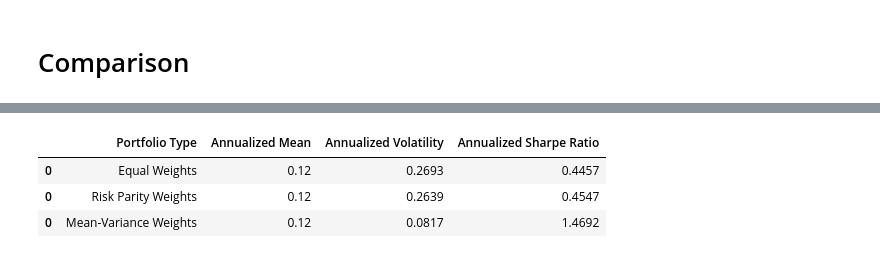
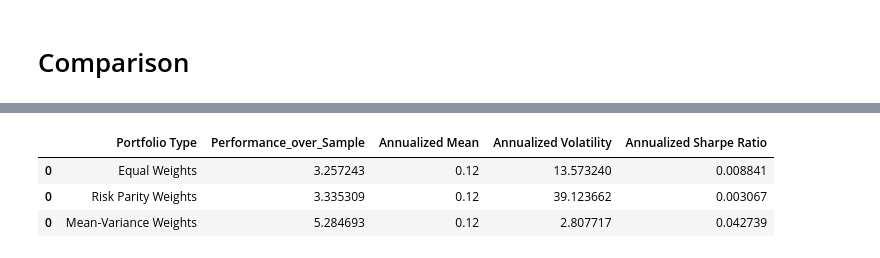
Before and after one commit to skajiyam/FINM-36700-Portfolio-and-Risk-Management, a Jupyter notebook: Harvard’s Endowment/3 Allocations.ipynb, the cells around one changed output, grey strips where cells are left out. Cells and saved outputs as stored; diff of their text form; code cells hidden in the pictures.

```diff
--- a/Harvard’s Endowment/3 Allocations.ipynb
+++ b/Harvard’s Endowment/3 Allocations.ipynb
@@ -61,0 +43,3 @@ weights_scaled = weights_scaled.round(4)
+# %%
+unscaled_portfolio_mean_returns = (excess_returns_df.mean() @ weights)
+unscaled_portfolio_mean_returns
@@ -61,0 +51,2 @@ weights_scaled = weights_scaled.round(4)
+# %%
+scaled_weights = weights * 0.01/unscaled_portfolio_mean_returns
@@ -62,17 +71,38 @@ weights_scaled = weights_scaled.round(4)
+# %%
+def performance_statistics(excess_returns: pd.DataFrame, weights: pd.Series, label: str):
+    """
+    Calculate performance of portfolios
+    """
+    portfolio_performance = ((excess_returns * weights[label]).sum(axis = 1) + 1).prod()
+
+    monthly_mean = excess_returns.mean() @ weights[label]
+    monthly_vol = weights[label] @ excess_returns.corr() @ weights[label]
+    annualized_mean = monthly_mean * 12
+    annualized_vol = monthly_vol * np.sqrt(12)
+    annualized_sharpe = (monthly_mean / monthly_vol) * np.sqrt(12)
+
+    portfolio_performance_statistics = pd.DataFrame({
+        "Portfolio Type": [label],
+        "Performance_over_Sample": [portfolio_performance],
+        "Annualized Mean": [annualized_mean],
+        "Annualized Volatility": [annualized_vol],
+        "Annualized Sharpe Ratio": [annualized_sharpe]
+    })
+
+    return portfolio_performance_statistics
+# %%
+eq_performance = performance_statistics(excess_returns_df, scaled_weights, "Equal Weights")
+rp_performance = performance_statistics(excess_returns_df, scaled_weights, "Risk Parity Weights")
+mv_performance = performance_statistics(excess_returns_df, scaled_weights, "Mean-Variance Weights")
 # %%
-#Compare Portfolios:
-eq_performance = performance(weights_scaled["Equal Weights"], excess_returns_df, "Equal Weights")
-rp_performance = performance(weights_scaled["Risk Parity Weights"], excess_returns_df, "Risk Parity Weights")
-mv_performance = performance(weights_scaled["Mean-Variance Weights"], excess_returns_df, "Mean-Variance Weights")
-
 comparison = pd.concat(
-        [eq_performance.round(4),
-        rp_performance.round(4),
-        mv_performance.round(4)],
+        [eq_performance,
+        rp_performance,
+        mv_performance]
     )
 comparison
 # %% [output]
-|  | Portfolio Type | Annualized Mean | Annualized Volatility | Annualized Sharpe Ratio |
-| 0 | Equal Weights | 0.12 | 0.2693 | 0.4457 |
-| 0 | Risk Parity Weights | 0.12 | 0.2639 | 0.4547 |
-| 0 | Mean-Variance Weights | 0.12 | 0.0817 | 1.4692 |
+|  | Portfolio Type | Performance_over_Sample | Annualized Mean | Annualized Volatility | Annualized Sharpe Ratio |
+| 0 | Equal Weights | 3.257243 | 0.12 | 13.573240 | 0.008841 |
+| 0 | Risk Parity Weights | 3.335309 | 0.12 | 39.123662 | 0.003067 |
+| 0 | Mean-Variance Weights | 5.284693 | 0.12 | 2.807717 | 0.042739 |
```
Also changed, not shown: parts of 8 cells of this notebook, 1 other file.
